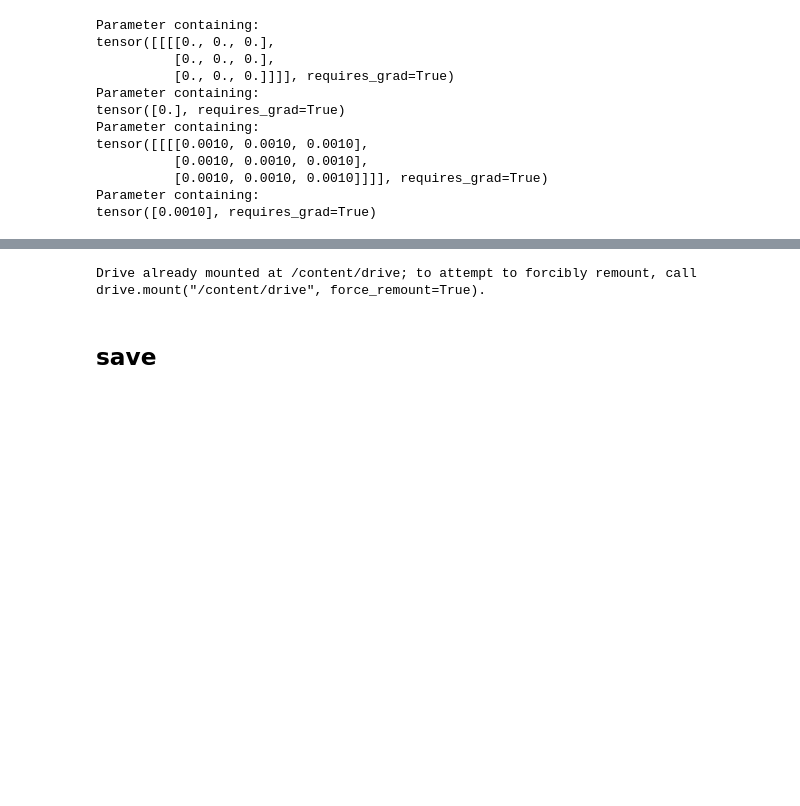
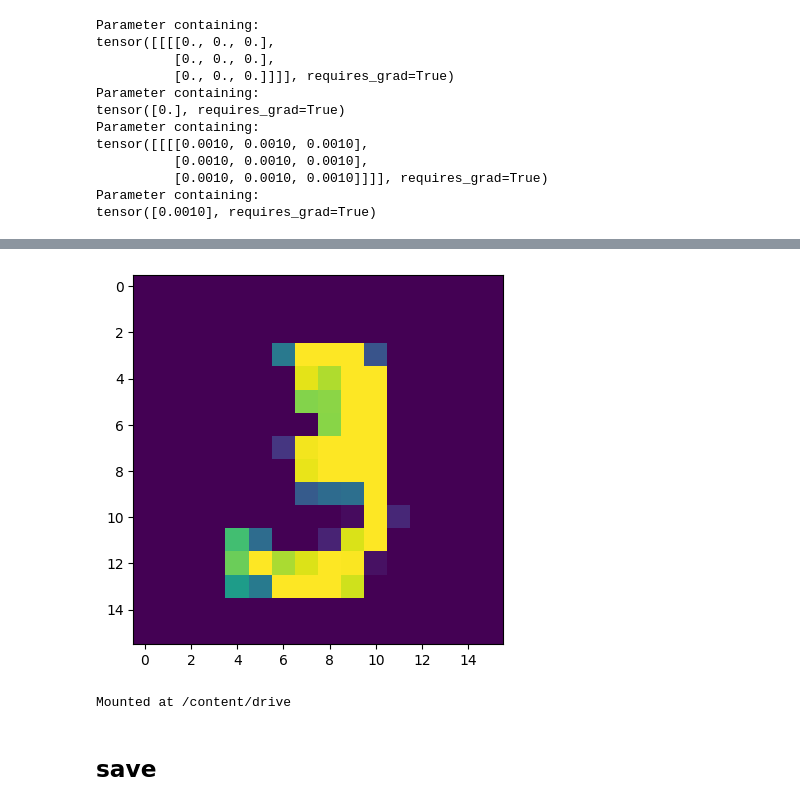
Before and after one commit to eisbetterthanpi/latent-flow-model, a Jupyter notebook: flow_matching_me.ipynb, the cells around one changed output, grey strips where cells are left out. Drawn from its saved outputs; the diff is of its cells as text; code cells hidden in the pictures; blank space fills up the shorter version.

```diff
--- a/flow_matching_me.ipynb
+++ b/flow_matching_me.ipynb
@@ -694,3 +752,13 @@ plt.show()
+# %%
+# dataiter = iter(train_data)
+x,y = next(dataiter)
+# print(x.shape)
+x=x.unsqueeze(0)
+x1 = F.interpolate(x, size=(16,16))#.repeat(1,3,1,1)
+plt.imshow(x1.squeeze())
+plt.show()
+# %% [output]
+[figure, added]
 # %%
 num_samples=1000
 timesteps=5
@@ -707,10 +775,10 @@ from google.colab import drive
 drive.mount('/content/drive')
 folder='/content/drive/MyDrive/jepa/'
 
-modelsd, optimsd = torch.load(folder+'unet.pkl', map_location=device).values()
-model.load_state_dict(modelsd, strict=False)
-optim.load_state_dict(optimsd)
+# modelsd, optimsd = torch.load(folder+'unet.pkl', map_location=device).values()
+# model.load_state_dict(modelsd, strict=False)
+# optim.load_state_dict(optimsd)
 # %% [output]
-Drive already mounted at /content/drive; to attempt to forcibly remount, call drive.mount("/content/drive", force_remount=True).
+Mounted at /content/drive
 # %%
 checkpoint = {'model': model.state_dict(), 'optimizer': optim.state_dict()}
```
Also changed, not shown: parts of 12 cells of this notebook.
